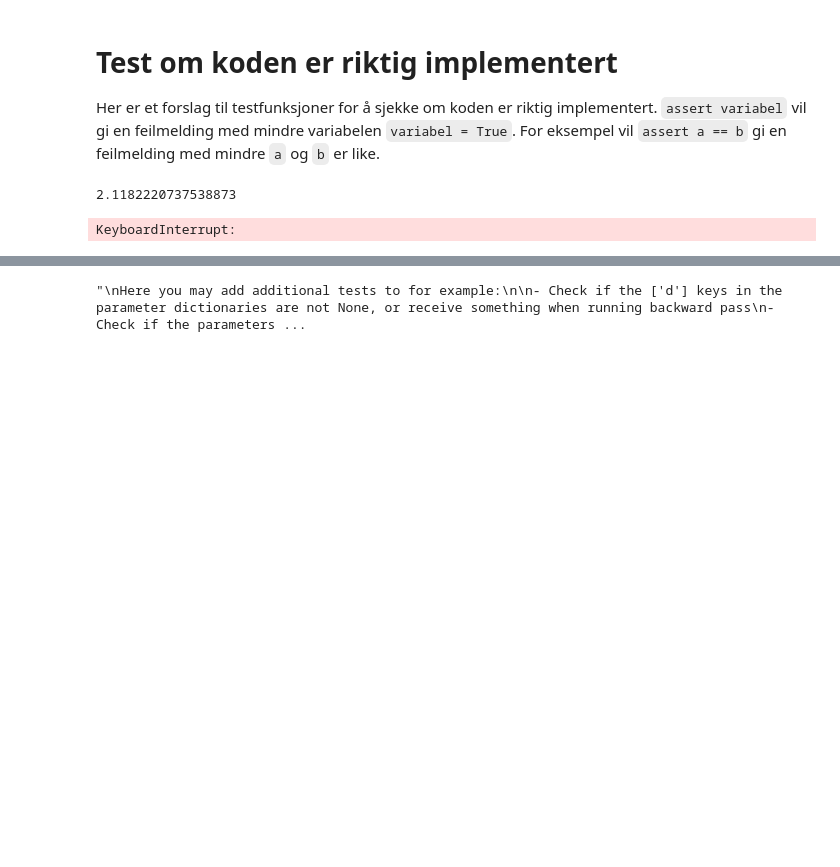
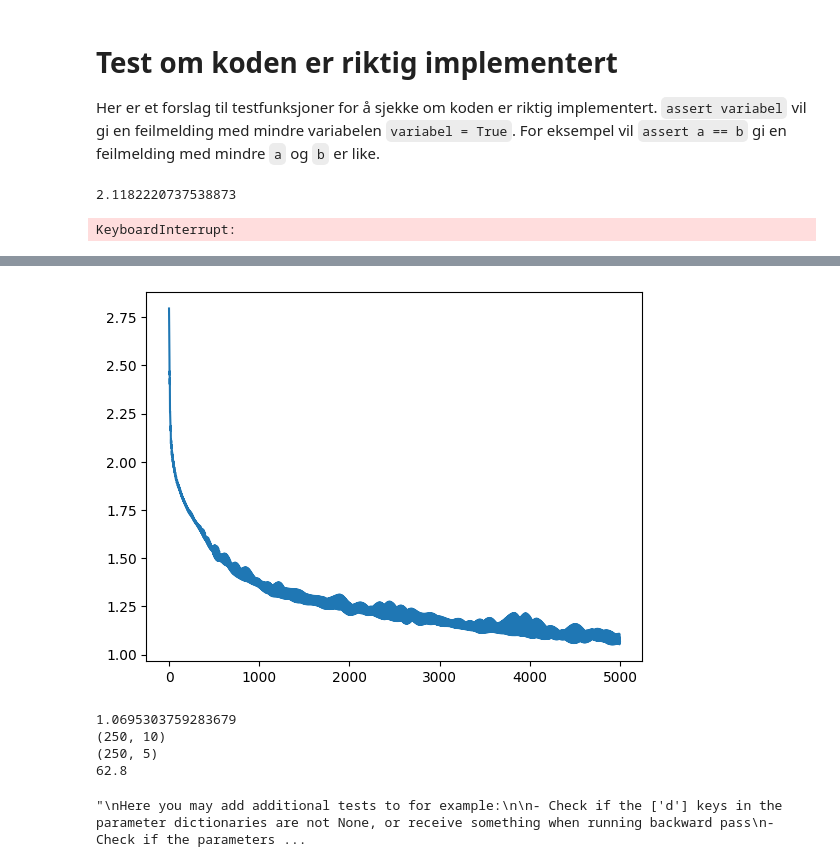
Before and after one commit to OliverRuden/TMA4320-scientific-computing, a Jupyter notebook: test_implementation.ipynb, the cells around one changed output, grey strips where cells are left out. Drawn from its saved outputs; the diff is of its cells as text; code cells hidden in the pictures; blank space fills up the shorter version.

```diff
--- a/test_implementation.ipynb
+++ b/test_implementation.ipynb
@@ -164,3 +162,53 @@ print(t/N*100)
+# %%
+nBatches = 10
+batchSize = 250
+length = 5
+n_max = 9
+m = 8
+n_iter = 500
+d = 10
+k = 5
+p = 15
+
+feed_forward1D = FeedForward(d,p)
+attention1D = Attention(d,k)
+feed_forward2D = FeedForward(d,p)
+attention2D = Attention(d,k)
+embed_pos1D = EmbedPosition(n_max,m,d)
+un_embed1D = LinearLayer(d,m)
+softmax1D = Softmax()
+network1D = NeuralNetwork([embed_pos1D, feed_forward1D, attention1D, feed_forward2D, attention2D, un_embed1D, softmax1D])
+loss1D = CrossEntropy()
+dataAndTrain1D = get_train_test_sorting(length, m, batchSize, nBatches, n_batches_test=1)
+dataSet1D = [dataAndTrain1D["x_train"], dataAndTrain1D["y_train"]]
+network,L = training(network1D, loss1D, dataSet1D, n_iter, m, alpha = 0.001)
+fig, ax = plt.subplots()
+ax.plot(np.arange(0,np.size(L),1), L)
+plt.show()
+print(L[-1])
+y = np.copy(dataAndTrain1D["x_test"][0])
+for i in range(5):
+    z = np.argmax(network1D.forward(onehot(y,m)), axis = 1)
+    y = np.append(y, z[:,-1:], axis = 1)
+t = 0
+s = np.copy(dataAndTrain1D["y_test"][0])
+print(np.shape(y))
+y = y[:,5:]
+print(np.shape(s))
+for i in range(np.shape(s)[0]):
+    equal = True
+    for j in range(np.shape(s)[1]):
+        if s[i,j] != y[i,j]:
+            equal = False
+    if equal:
+        t += 1
+print(t/np.shape(y)[0]*100)
+# %% [output]
+[figure, added]
+1.0695303759283679
+(250, 10)
+(250, 5)
+62.8
 # %%
 """
 Here you may add additional tests to for example:
```
Also changed, not shown: parts of 6 cells of this notebook.
